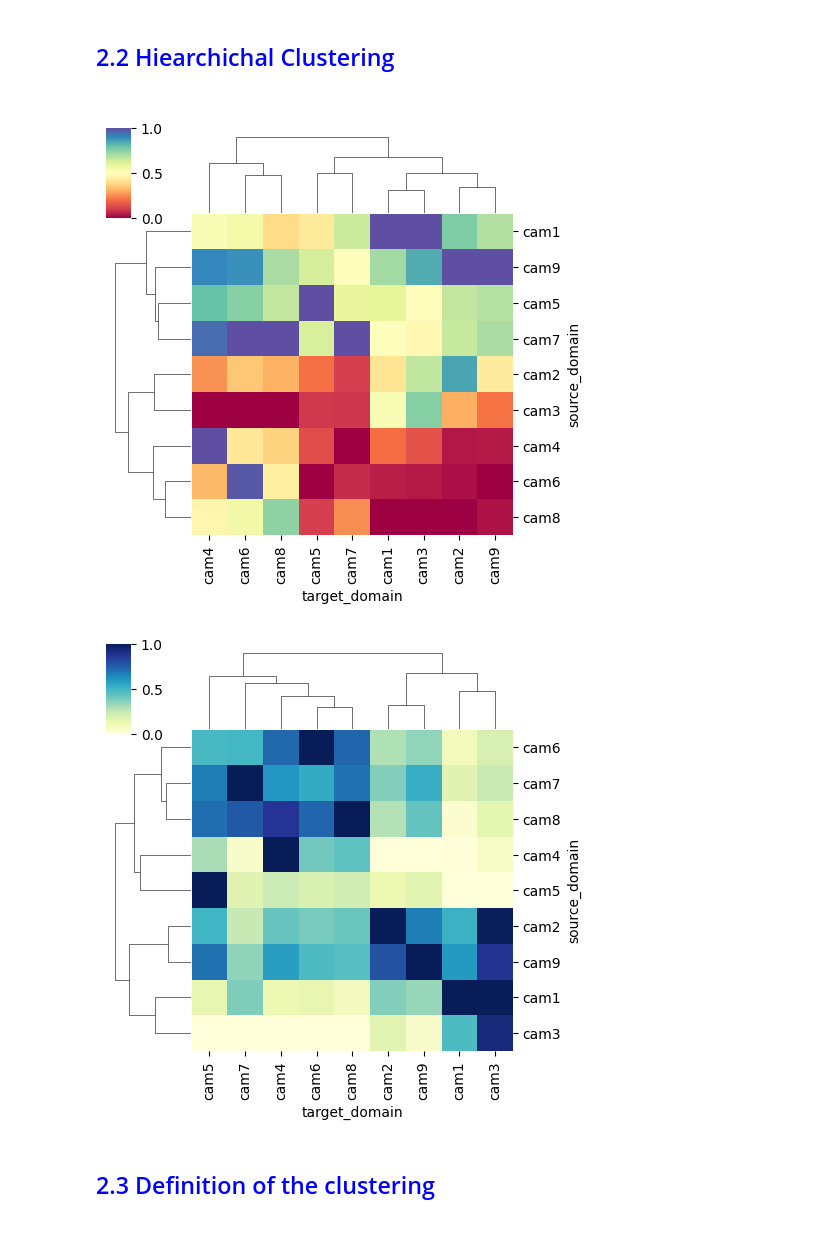
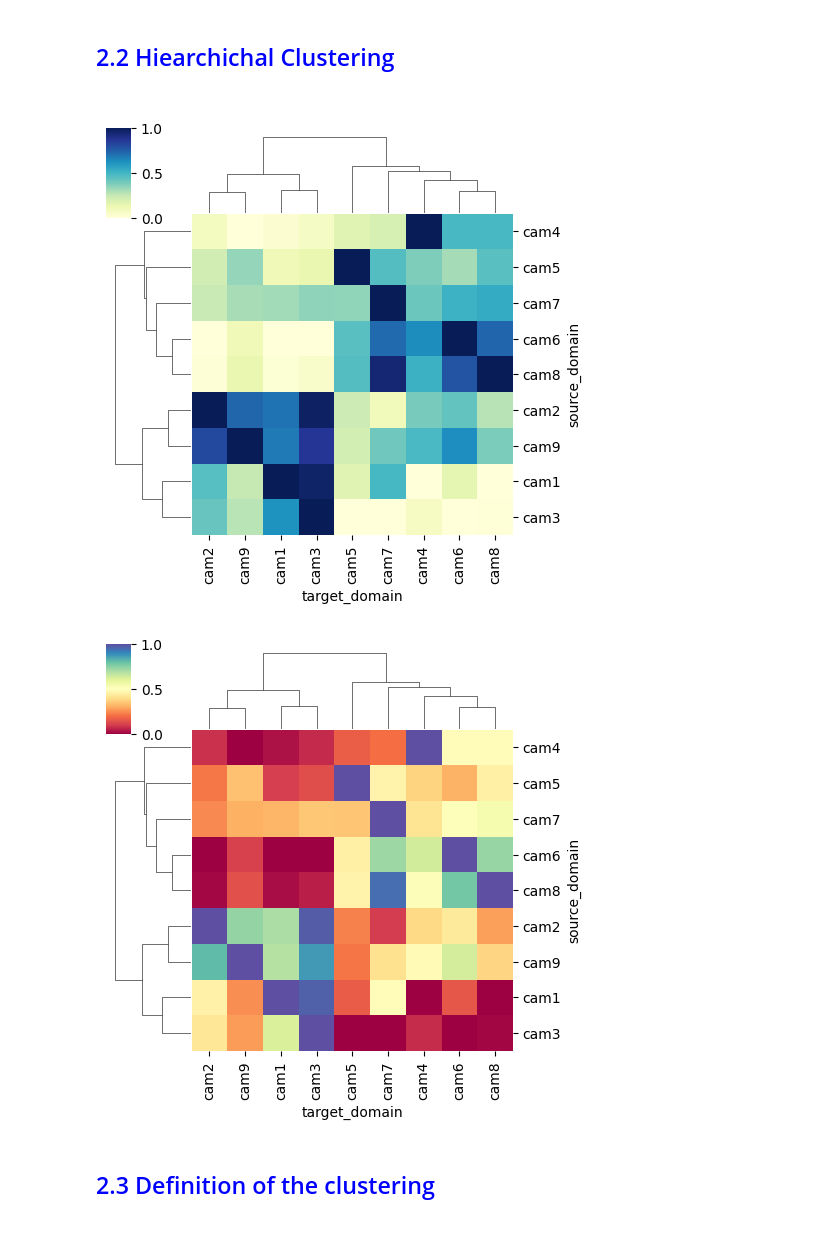
Before and after one commit to manjahdani/CSBAD, a Jupyter notebook: visualization_tools/analysis_journal.ipynb, the cells around one changed output. Cells and saved outputs as stored; diff of their text form; code cells hidden in the pictures.

```diff
--- a/visualization_tools/analysis_journal.ipynb
+++ b/visualization_tools/analysis_journal.ipynb
@@ -117,43 +409,3 @@ Name: mAP50-95, dtype: float64
 <h1> <font color="blue"> 2. CLUSTERING </font><h1>
 # %% [markdown]
 <h2> <font color="blue"> 2.1 HEATMAP </font><h2>
-# %%
-# Create a list of domains and periods for which we want to filter
-eligible_clustering_domains_periods = [('cam1', 'week1'), ('cam1', 'week2'), ('cam1', 'week3'), ('cam1', 'week4'),
-                                        ('cam2', 'week1'), ('cam2', 'week2'), ('cam2', 'week3'), ('cam2', 'week4'),
-                                        ('cam3', 'week5'),
-                                        ('cam4', 'week2'), ('cam4', 'week3'),
-                                        ('cam5', 'week3'),
-                                        ('cam6', 'week1'),('cam6', 'week3'),('cam6', 'week4'),
-                                        ('cam7', 'week4'),
-                                        ('cam8', 'week3'),
-                                        ('cam9', 'week1')]
-
-samples = [16,32,48,64,80,96,128,216,256]
-
-eligible_clustering_df= df_without_coco[df_without_coco['source_combo'].isin(eligible_clustering_domains_periods)
-                                       &(df_without_coco['samples'].isin(samples))]
-
-grouped_df = eligible_clustering_df.groupby(['source_domain', 'target_domain'], as_index=False)['mAP50-95'].mean()
-
-# Now pivot the grouped DataFrame
-pivot_df = grouped_df.pivot(index='source_domain', columns='target_domain', values='mAP50-95')
-
-# Plotting the first heatmap (without any adjustments)
-plt.figure(figsize=(9,6))
-sns.heatmap(pivot_df, annot=True, cmap='YlGnBu')
-plt.title('Heatmap between Source Domain and Target Domain')
-plt.xlabel('Target Domain')
-plt.ylabel('Source Domain')
-plt.show()
-
-# Subtract diagonal value from each row
-pivot_df_diag_adjusted = pivot_df.apply(lambda row: row - row[row.name], axis=1)
-
-# Plotting the second heatmap (with diagonal adjustments)
-plt.figure(figsize=(9,6))
-sns.heatmap(pivot_df_diag_adjusted, vmin=-0.25, vmax=0.25, annot=True, cmap='Spectral')
-plt.title('Heatmap between Source Domain and Target Domain (Diagonal Adjusted)')
-plt.xlabel('Target Domain')
-plt.ylabel('Source Domain')
-plt.show()
@@ -268,10 +495,13 @@ for samples in samples_list:
 <h2> <font color="blue"> 2.2 Hiearchichal Clustering </font><h2>
 # %%
 # Create the clustermap plots
-grid_adjusted = sns.clustermap(pivot_df_diag_adjusted, cmap='Spectral', standard_scale=1, figsize=(5, 5))
 grid = sns.clustermap(pivot_df, cmap='YlGnBu', standard_scale=1, figsize=(5, 5))
+grid_column_adjusted = sns.clustermap(pivot_df_diag_column_adjusted,
+                                      cmap='Spectral',
+                                      standard_scale=1,
+                                      figsize=(5, 5))
 # %% [output]
-[figure, old version]
+[figure, new version]
-[figure, old version]
+[figure, new version]
 # %% [markdown]
 <h2> <font color="blue"> 2.3 Definition of the clustering </font><h2>
```
Also changed, not shown: parts of 49 cells of this notebook.
